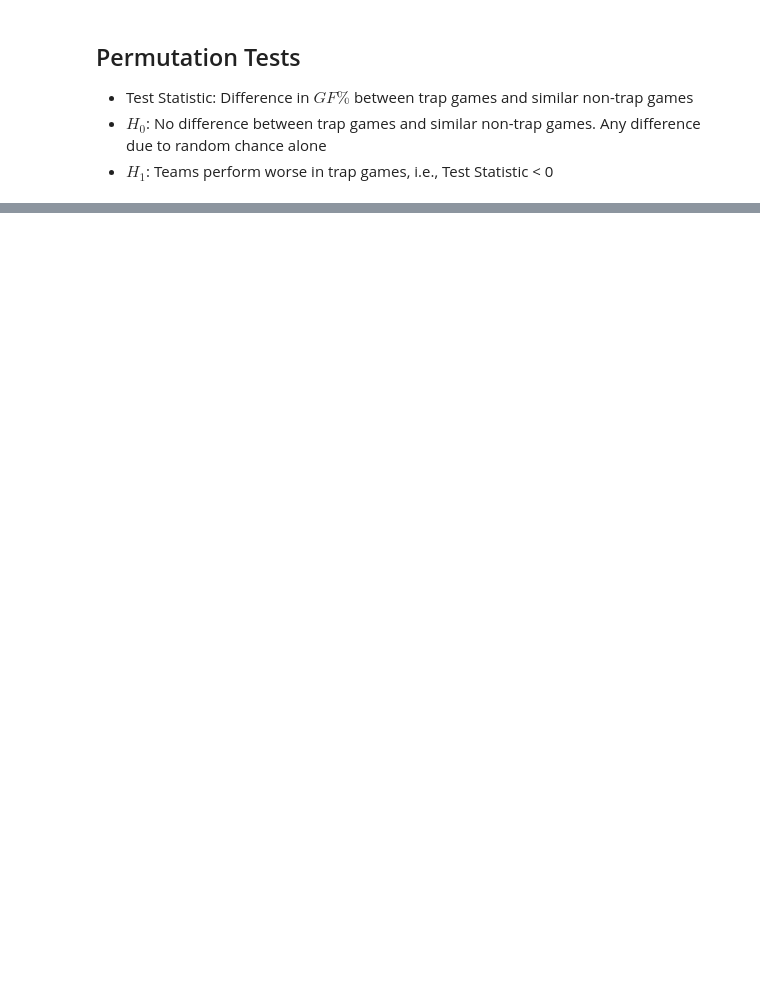
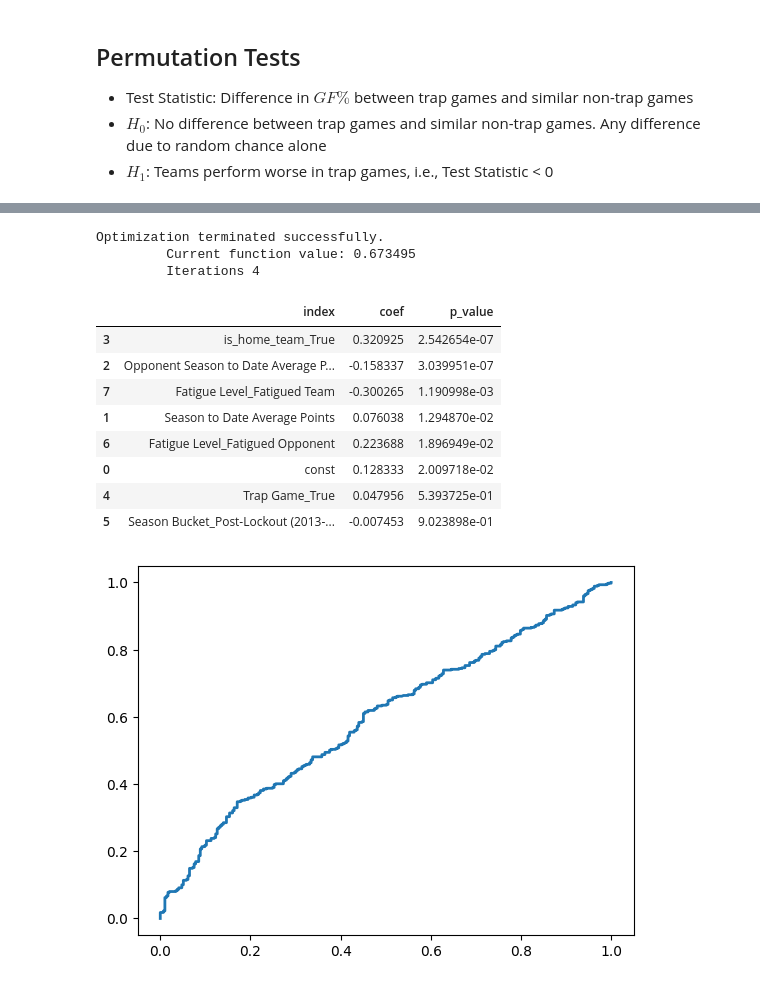
Before and after one commit to hLuo27/projects, a Jupyter notebook: notebooks/2025-09-13 NHL Trap Games.ipynb, the cells around one changed output, grey strips where cells are left out. Drawn from its saved outputs; the diff is of its cells as text; code cells hidden in the pictures; blank space fills up the shorter version.

```diff
--- a/notebooks/2025-09-13 NHL Trap Games.ipynb
+++ b/notebooks/2025-09-13 NHL Trap Games.ipynb
@@ -396,0 +546,23 @@ df_pvals.head(5)
+# %%
+# Logistic Regression
+
+X_train_sm = sm.add_constant(X_train)
+logit_model = sm.Logit(y_train, X_train_sm)
+result = logit_model.fit()
+
+df_coef_logistic = pd.DataFrame({
+    'coef': result.params,
+    'p_value': result.pvalues
+}).reset_index(drop=False)
+
+X_val_sm = sm.add_constant(X_val)
+y_pred_logistic = result.predict(X_val_sm)
+auc = roc_auc_score(y_val, y_pred_logistic)
+df_auc_all += [pd.DataFrame({'Model': ['Logistic Regression'], 'AUC': [auc]})]
+utils.logger.info(f"[VALIDATION] Logistic regression AUC: {auc}")
+
+display(df_coef_logistic.sort_values('p_value'))
+fpr, tpr, _ = roc_curve(y_val, y_pred_logistic)
+plt.plot(fpr, tpr, lw=2)
+plt.show()
+# %% [output]
@@ -396,0 +570,13 @@ df_pvals.head(5)
+Optimization terminated successfully.
+         Current function value: 0.673495
+         Iterations 4
+|  | index | coef | p_value |
+| 3 | is_home_team_True | 0.320925 | 2.542654e-07 |
+| 2 | Opponent Season to Date Average P... | -0.158337 | 3.039951e-07 |
+| 7 | Fatigue Level_Fatigued Team | -0.300265 | 1.190998e-03 |
+| 1 | Season to Date Average Points | 0.076038 | 1.294870e-02 |
+| 6 | Fatigue Level_Fatigued Opponent | 0.223688 | 1.896949e-02 |
+| 0 | const | 0.128333 | 2.009718e-02 |
+| 4 | Trap Game_True | 0.047956 | 5.393725e-01 |
+| 5 | Season Bucket_Post-Lockout (2013-... | -0.007453 | 9.023898e-01 |
+[figure, added]
```
Also changed, not shown: parts of 30 cells of this notebook.
